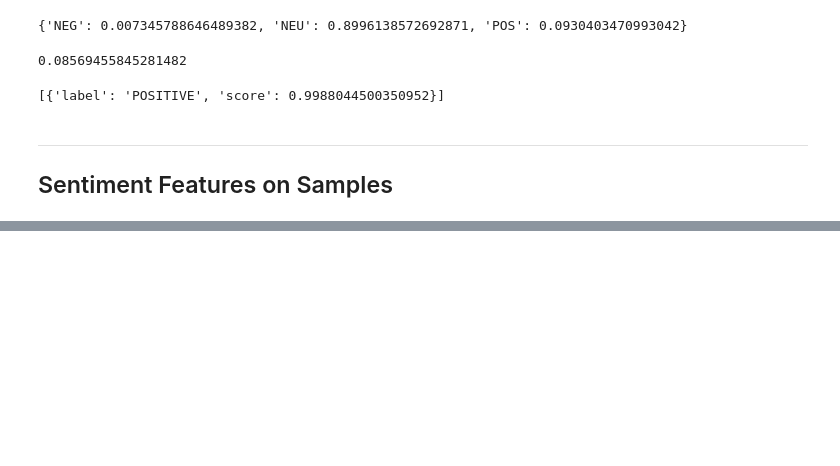
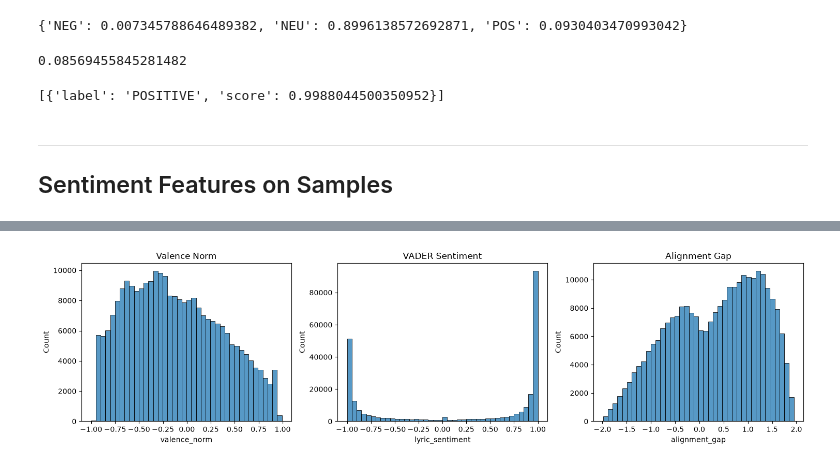
Before and after one commit to grenappl/thesis-project, a Jupyter notebook: notebooks/3_sentiment_analysis.ipynb, the cells around one changed output, grey strips where cells are left out. Saved outputs shown, nothing was run; the diff lists cells and outputs as text; code cells hidden in the pictures; blank space fills up the shorter version.

```diff
--- a/notebooks/3_sentiment_analysis.ipynb
+++ b/notebooks/3_sentiment_analysis.ipynb
@@ -333,0 +363,10 @@ plt.show()
+# %%
+def get_vader_score(song):
+    compound = vader.polarity_scores(song['lyrics'])['compound']
+    print(f"\r({song.name})", end="", flush=True)
+    return compound
+
+for year in songs_by_year.keys():
+    print(year)
+    songs_by_year[year]['lyric_sentiment'] = songs_by_year[year].apply(get_vader_score, axis = 1)
+    print()
@@ -333,0 +391,4 @@ plt.show()
+# %%
+for year in songs_by_year.keys():
+    print(year)
+    songs_by_year[year]['alignment_gap'] = songs_by_year[year]['lyric_sentiment'] - songs_by_year[year]['valence_norm']
@@ -333,0 +421,9 @@ plt.show()
+# %%
+songs_new = pd.DataFrame()
+
+for sy in songs_by_year.values():
+    songs_new = pd.concat([sy, songs_new])
+
+print(len(songs_new) == len(songs))
+display(songs_new.head(3))
+display(songs.head(3))
@@ -333,0 +442,18 @@ plt.show()
+# %%
+fig, axes = plt.subplots(1, 3, figsize=(15, 4))
+bins = 40
+cols = ['valence_norm', 'lyric_sentiment', 'alignment_gap']
+plot_titles = [
+    'Valence Norm',
+    'VADER Sentiment',
+    'Alignment Gap'
+]
+
+for i, col in enumerate(cols):
+    sns.histplot(songs_new[col], ax=axes[i], bins=bins)
+    axes[i].set_title(plot_titles[i])
+
+plt.tight_layout()
+plt.show()
+# %% [output]
+[figure, added]
```
Also changed, not shown: parts of 24 cells of this notebook, 25 other files.
